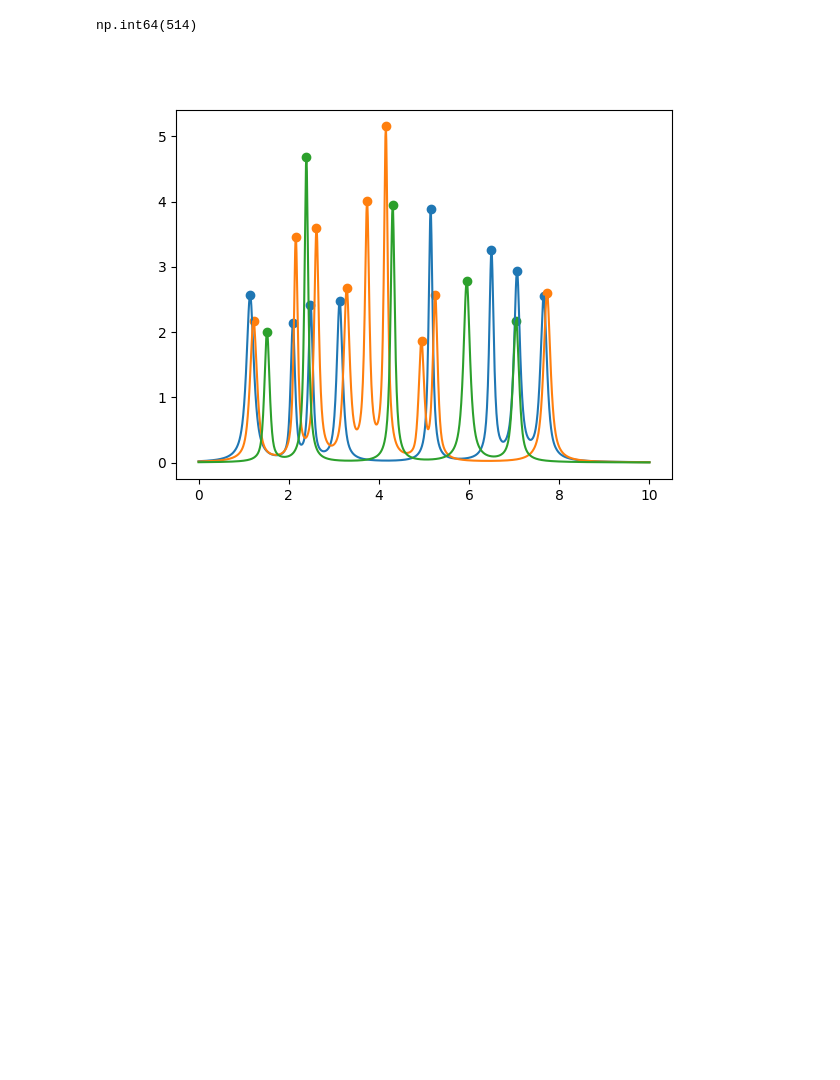
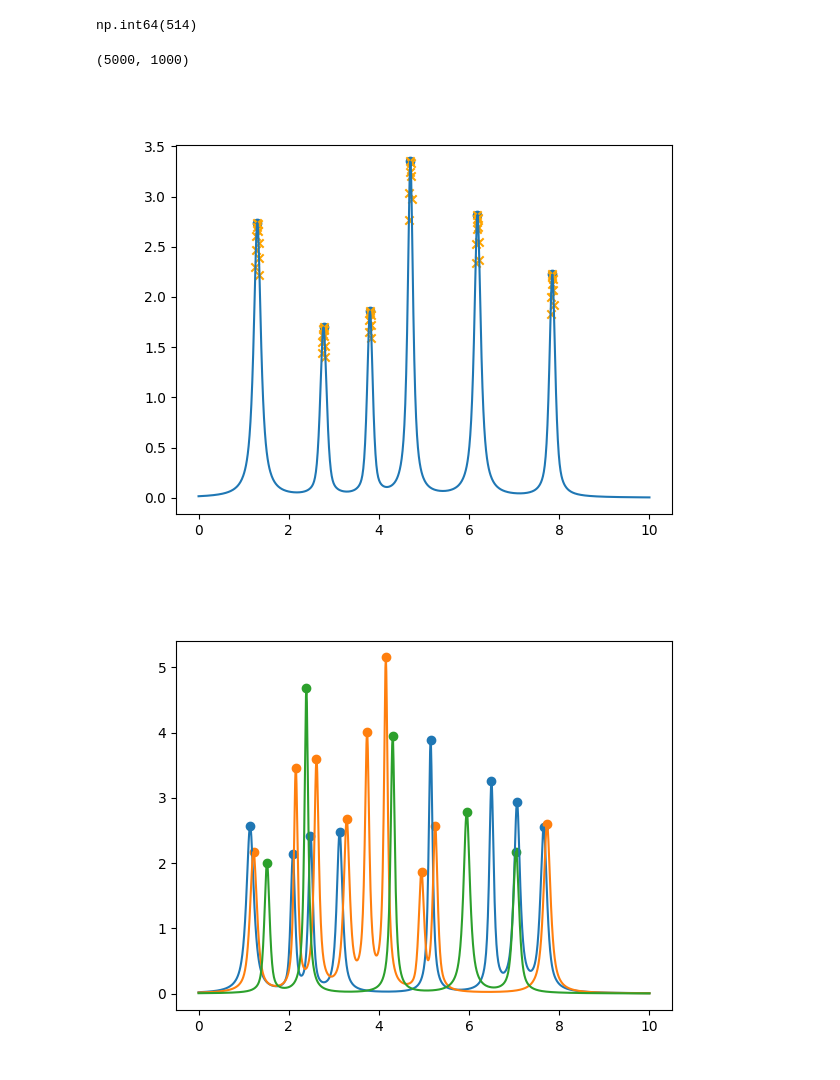
Before and after one commit to soniahasko/internship_2025, a Jupyter notebook: Analytical_Functions/sim_voigt_small.ipynb, the cells around one changed output. Drawn from its saved outputs; the diff is of its cells as text; code cells hidden in the pictures; blank space fills up the shorter version.

```diff
--- a/Analytical_Functions/sim_voigt_small.ipynb
+++ b/Analytical_Functions/sim_voigt_small.ipynb
@@ -77,4 +74,0 @@ for j in range(len(all_peaks[i])):
-# %%
-for i in range(num_repetitions):
-    for idx in all_peaks[i]:
-        binary_peaks[i][idx] = 1
@@ -98,3 +100,21 @@ peak_indices = []
+# %%
+plt.figure()
+i=15
+
+print(binary_peaks.shape)
+
+all_ones = np.where(binary_peaks[i] > 0)[0]
+all_ones.shape
+
+plt.plot(x, signals[i])
+plt.scatter(x[all_peaks[i]], signals[i][all_peaks[i]])
+
+plt.scatter(x[all_ones], signals[i][all_ones], marker='x', color='orange')
+
+plt.show()
+# %% [output]
+(5000, 1000)
+[figure, added]
 # %%
 ds = xr.Dataset(
     {
```
Also changed, not shown: parts of 6 cells of this notebook, 2 other files.
